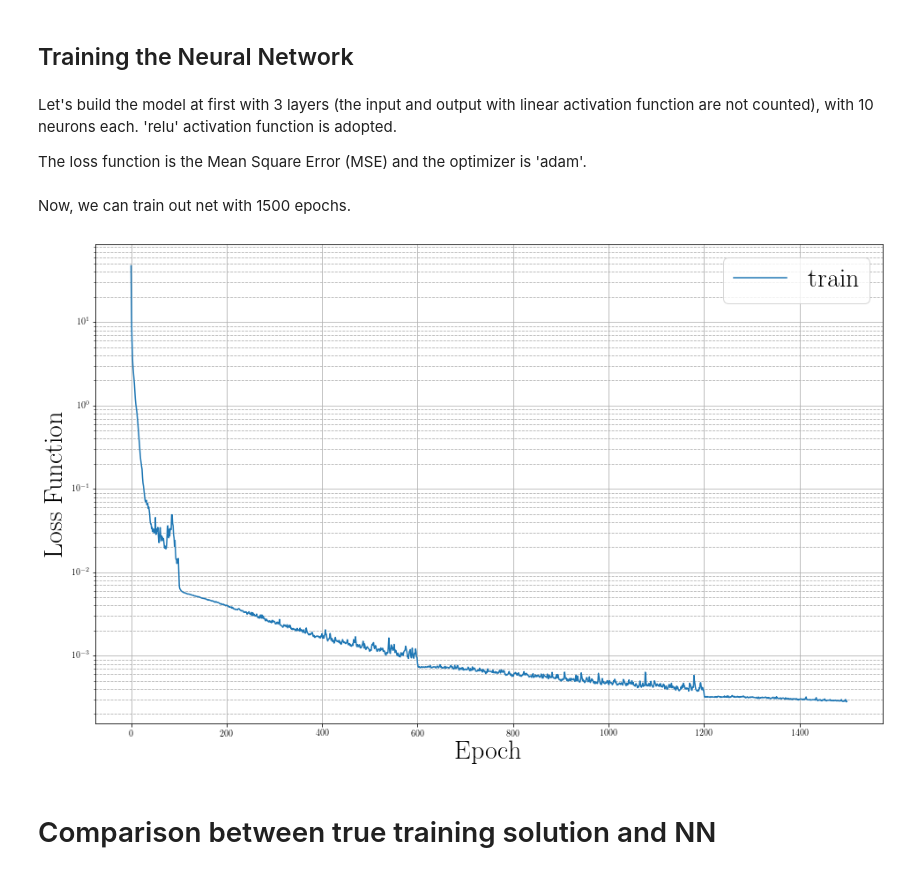
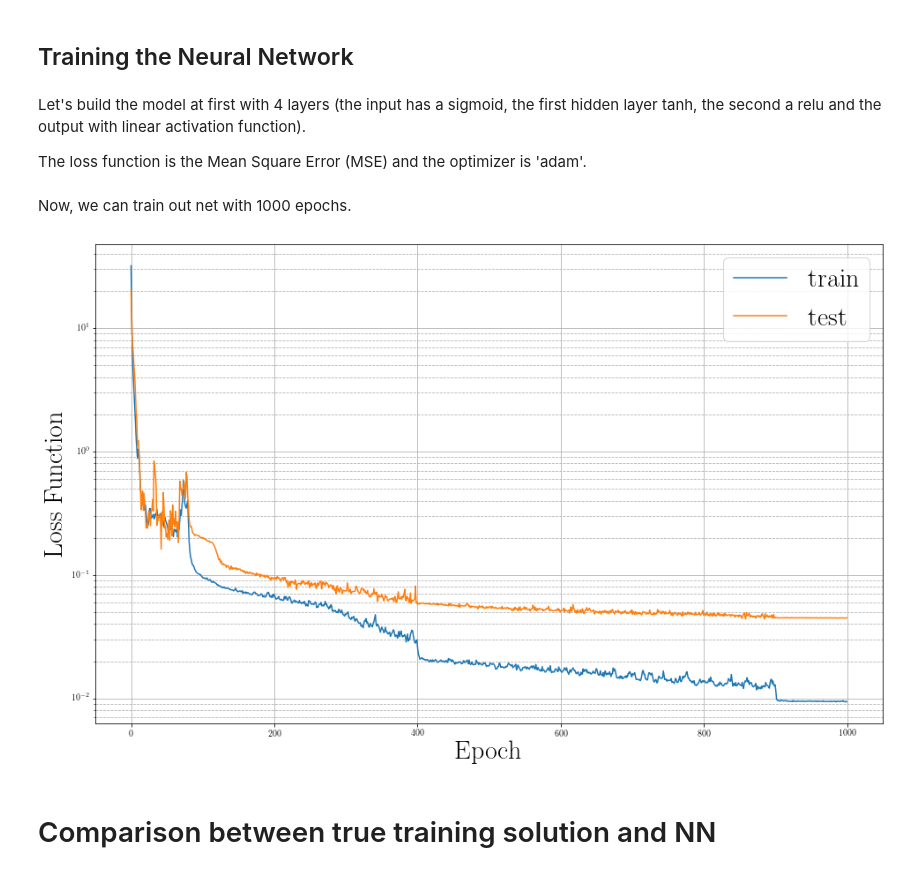
Before and after one commit to Steriva/MfM_Assignment, a Jupyter notebook: exe02b_NN_KS.ipynb, the cells around one changed output. Cells and saved outputs as stored; diff of their text form; code cells hidden in the pictures.

```diff
--- a/exe02b_NN_KS.ipynb
+++ b/exe02b_NN_KS.ipynb
@@ -93,8 +93,8 @@ def solveKS(nu, tmax, h, N):
 
   return x, tt, uu
 # %%
-N = 2**8
-nuTrain = 0.04
+N = 2**7
+nuTrain = 0.041
 dt = 5e-3
 Tfinal = 5
 
@@ -127,7 +127,7 @@ else:
   surf = plt.contourf(X, T, u.T,  cmap=turboMap)
   plt.colorbar()
 
-plt.title('Train - KS Equation', fontsize = 30)
+plt.title(r'Train - KS Equation ($\nu = '+str(nuTrain)+'$)', fontsize = 30)
 plt.xlabel('$x$', fontsize = 30)
 plt.ylabel('$t$', fontsize = 30)
 
@@ -143,11 +143,24 @@ The data are stored into two matrices: input and output defined as
 X\in\mathbb{R}^{(m-1)\times n}: \quad X(i,j) = u(x_j, t_i)\qquad\qquad  i = 1:(m-1), \;\; j = 1:n
 \end{equation}
 # %%
-input = np.zeros((m-1, n))
-output = np.zeros((m-1, n))
+input  = np.zeros((int(m/2-1), n+1))
+output = np.zeros_like(input)
 
-input[:,:] = u.T[:-1,:]
-output[:,:] = u.T[1:,:]
+input[:,0]    = t[:-3:2]
+input[:,1:]   = u.T[:-3:2,:]
+output[:,0]   = t[2::2]
+output[:,1:]  = u.T[2::2,:]
+
+startingIndexValidation = 401
+endingIndexValidation   = 501
+
+val_input  = np.zeros((int((endingIndexValidation - startingIndexValidation)/2)-1, n+1))
+val_output = np.zeros_like(val_input)
+
+val_input[:,0]   = t[startingIndexValidation:endingIndexValidation-2:2]
+val_input[:,1:]  = u.T[startingIndexValidation:endingIndexValidation-2:2,:]
+val_output[:,0]  = t[startingIndexValidation+2:endingIndexValidation:2]
+val_output[:,1:] = u.T[startingIndexValidation+2:endingIndexValidation:2,:]
 
 # MATLAB
 # input = np.transpose(data['input'])
@@ -160,40 +173,42 @@ output[:,:] = u.T[1:,:]
 # %% [markdown]
 ## Training the Neural Network
 # %% [markdown]
-Let's build the model at first with 3 layers (the input and output with linear activation function are not counted), with 10 neurons each. 'relu' activation function is adopted.
+Let's build the model at first with 4 layers (the input has a sigmoid, the first hidden layer tanh, the second a relu and the output with linear activation function).
 
 The loss function is the Mean Square Error (MSE) and the optimizer is 'adam'.
 # %%
 NN_model = keras.models.Sequential()
 
-NN_model.add(layers.Dense(64, input_dim = n, activation='sigmoid', name='Input')) # input layer
-NN_model.add(layers.Dense(128, activation='tanh'))
-NN_model.add(layers.Dense(128, activation='relu'))
-NN_model.add(layers.Dense(n,  activation='linear',name='Output')) #output layer
+NN_model.add(layers.Dense(32, input_dim = n+1, activation='sigmoid', name='Input')) # input layer
+NN_model.add(layers.Dense(64, activation='tanh'))
+NN_model.add(layers.Dense(64, activation='relu'))
+NN_model.add(layers.Dense(n+1,  activation='linear',name='Output')) #output layer
 
 # changes at 100 epochs, 600 epochs, 1200 epochs
-learningRate = keras.optimizers.schedules.PiecewiseConstantDecay( [3200, 19200, 38400], [1e-3, 1e-4, 5e-5, 2e-5])
+learningRate = keras.optimizers.schedules.PiecewiseConstantDecay( [16 * 80, 16 * 400, 16 * 900], [1e-2, 1e-3, 5e-4, 1e-4])
+
 NN_model.compile( loss='mse',
                   optimizer=keras.optimizers.Adam(learning_rate = learningRate) )
 # %% [markdown]
-Now, we can train out net with 1500 epochs.
+Now, we can train out net with 1000 epochs.
 # %%
-History = NN_model.fit(input, output, epochs=1500, batch_size=32)
+History = NN_model.fit(input, output, epochs=1000, batch_size=32,
+                       validation_data = [val_input, val_output])
 # %%
 fig2 = plt.figure()
 plt.semilogy(History.history['loss'])
-#plt.semilogy(History.history['val_loss'])
+plt.semilogy(History.history['val_loss'])
 plt.grid(which='major',linestyle='-')
 plt.grid(which='minor',linestyle='--')
 plt.ylabel('Loss Function',fontsize=30)
 plt.xlabel('Epoch',fontsize=30)
 plt.legend(['train', 'test'], loc='upper right',fontsize=30)
 plt.show()
 
 # fig2.savefig('KS_LossFunction.pdf', format='pdf', dpi=600, bbox_inches='tight')
 # files.download('KS_LossFunction.pdf')
 # %% [output]
-[figure, old version]
+[figure, new version]
 # %% [markdown]
 # Comparison between true training solution and NN
 # %%
```
Also changed, not shown: parts of 9 cells of this notebook.
